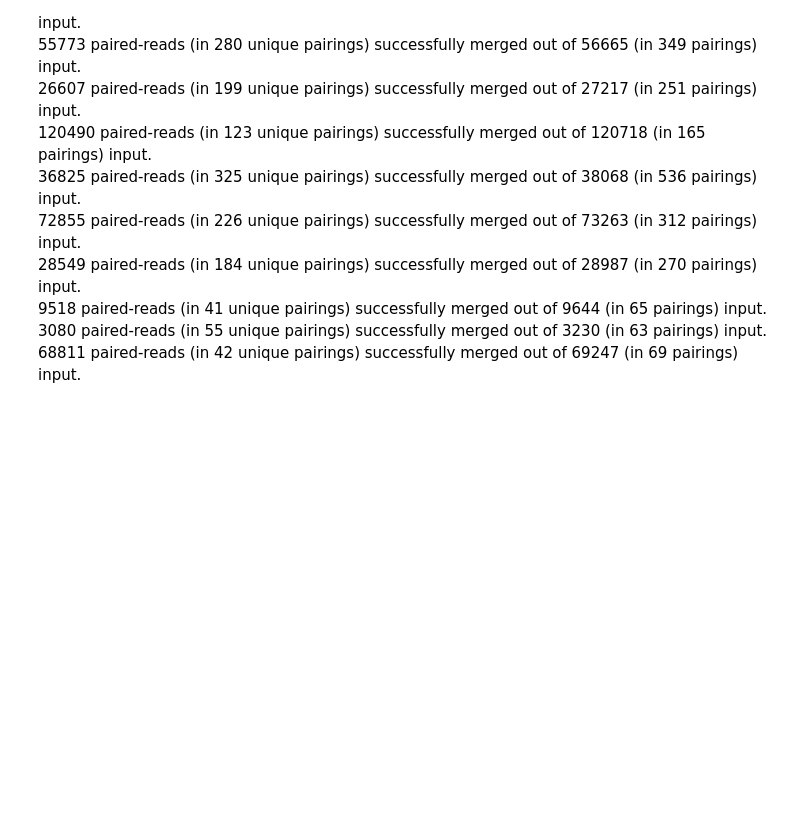
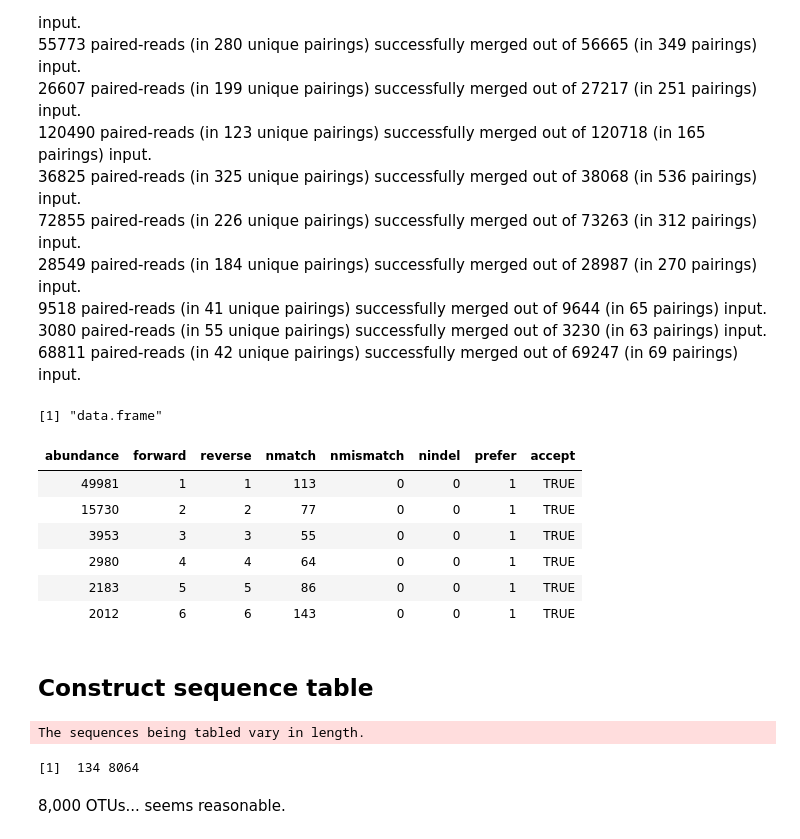
Before and after one commit to danchurch/taiwan_dada2, a Jupyter notebook: dada2pipeline.ipynb, the cells around one changed output. Saved outputs shown, nothing was run; the diff lists cells and outputs as text; code cells hidden in the pictures; blank space fills up the shorter version.

```diff
--- a/dada2pipeline.ipynb
+++ b/dada2pipeline.ipynb
@@ -1167,0 +1172,27 @@ Put 'em together. Did this remotely, looked like this:
+# %%
+class(mergers[[1]])
+# %% [output]
+[1] "data.frame"
+# %%
+head(mergers[[1]][,-1])
+# %% [output]
+| abundance | forward | reverse | nmatch | nmismatch | nindel | prefer | accept |
+| 49981 | 1 | 1 | 113 | 0 | 0 | 1 | TRUE |
+| 15730 | 2 | 2 | 77 | 0 | 0 | 1 | TRUE |
+| 3953 | 3 | 3 | 55 | 0 | 0 | 1 | TRUE |
+| 2980 | 4 | 4 | 64 | 0 | 0 | 1 | TRUE |
+| 2183 | 5 | 5 | 86 | 0 | 0 | 1 | TRUE |
+| 2012 | 6 | 6 | 143 | 0 | 0 | 1 | TRUE |
+# %% [markdown]
+<a id='leafSequenceTable'></a>
+<h2>Construct sequence table</h2>
+# %%
+seqtab <- makeSequenceTable(mergers)
+# %% [output]
+The sequences being tabled vary in length.
+# %%
+dim(seqtab)
+# %% [output]
+[1]  134 8064
+# %% [markdown]
+8,000 OTUs... seems reasonable.
```
Also changed, not shown: parts of 12 cells of this notebook, 1 other file.
